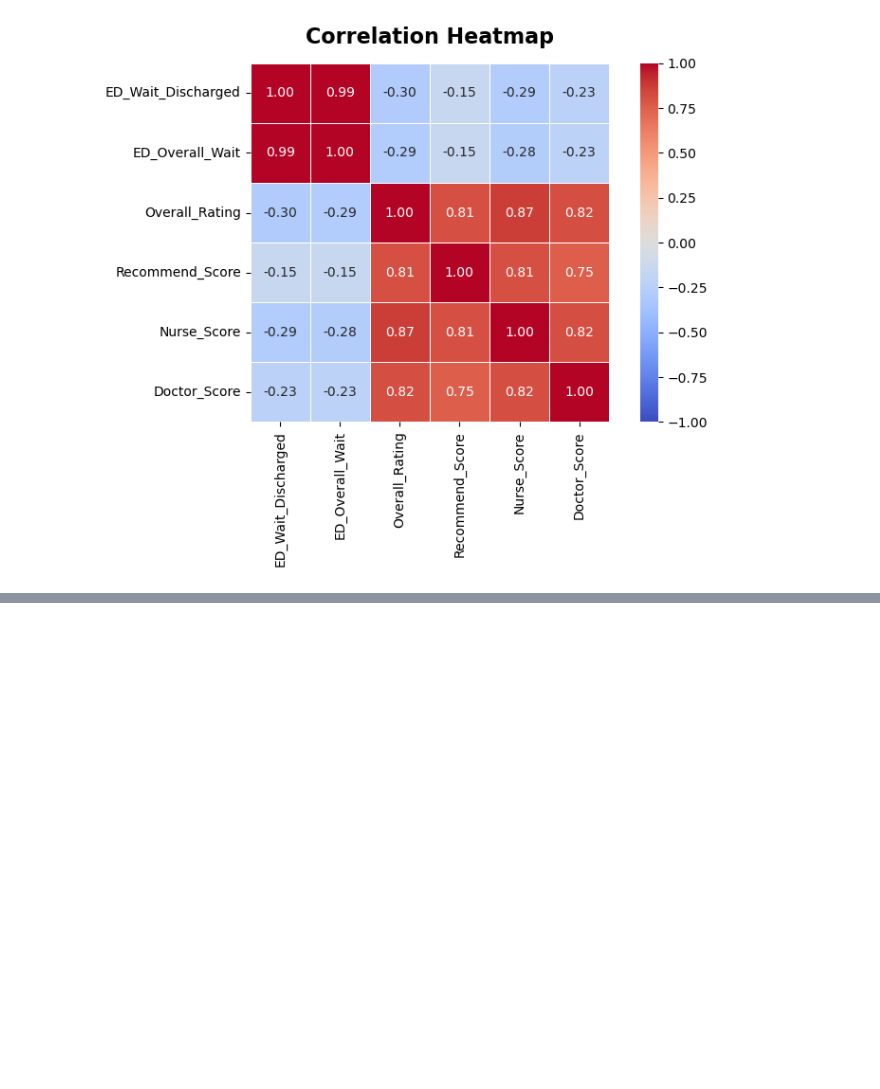
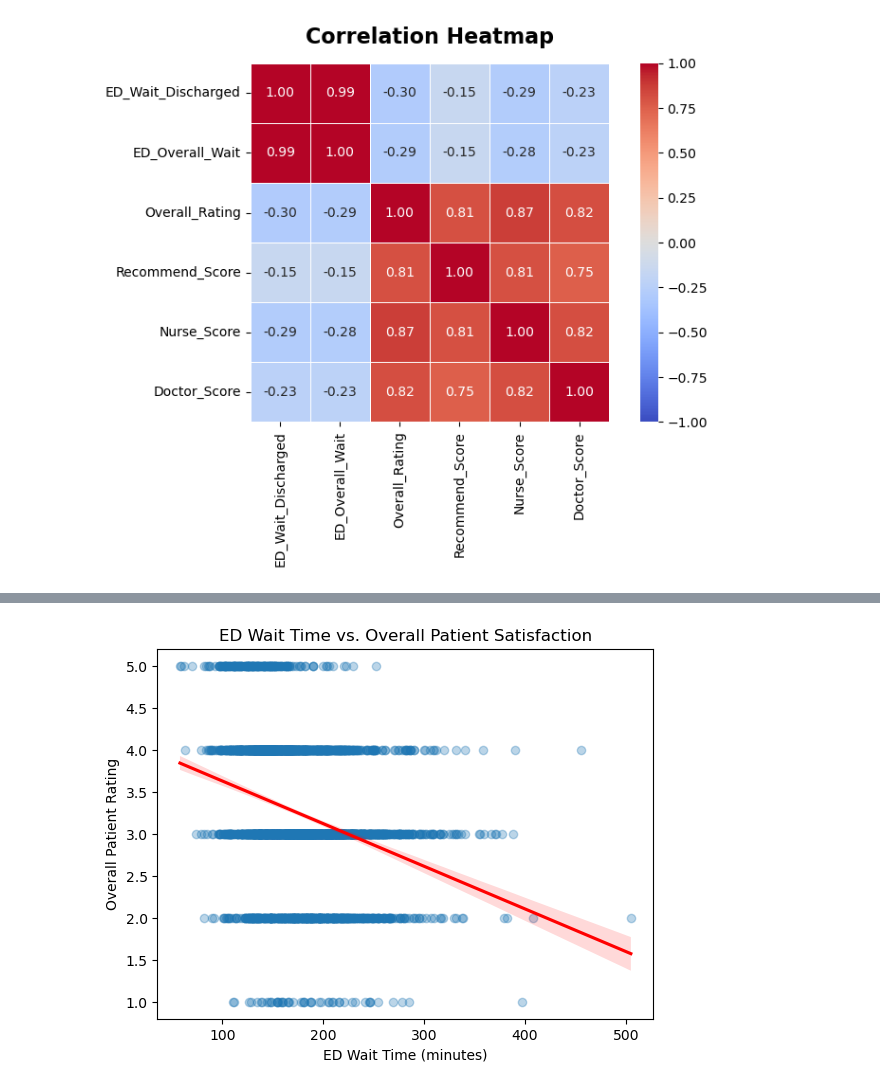
Before and after one commit to RithikaCheela/hospital-wait-time-drivers, a Jupyter notebook: analysis.ipynb, the cells around one changed output, grey strips where cells are left out. Cells and saved outputs as stored; diff of their text form; code cells hidden in the pictures; blank space fills up the shorter version.

```diff
--- a/analysis.ipynb
+++ b/analysis.ipynb
@@ -113,0 +131,9 @@ plt.show()
+# %%
+sns.regplot(data=df, x='ED_Overall_Wait', y='Overall_Rating',
+            scatter_kws={'alpha':0.3}, line_kws={'color':'red'})
+plt.xlabel('ED Wait Time (minutes)')
+plt.ylabel('Overall Patient Rating')
+plt.title('ED Wait Time vs. Overall Patient Satisfaction')
+plt.show()
+# %% [output]
+[figure, added]
```
Also changed, not shown: parts of 15 cells of this notebook.
